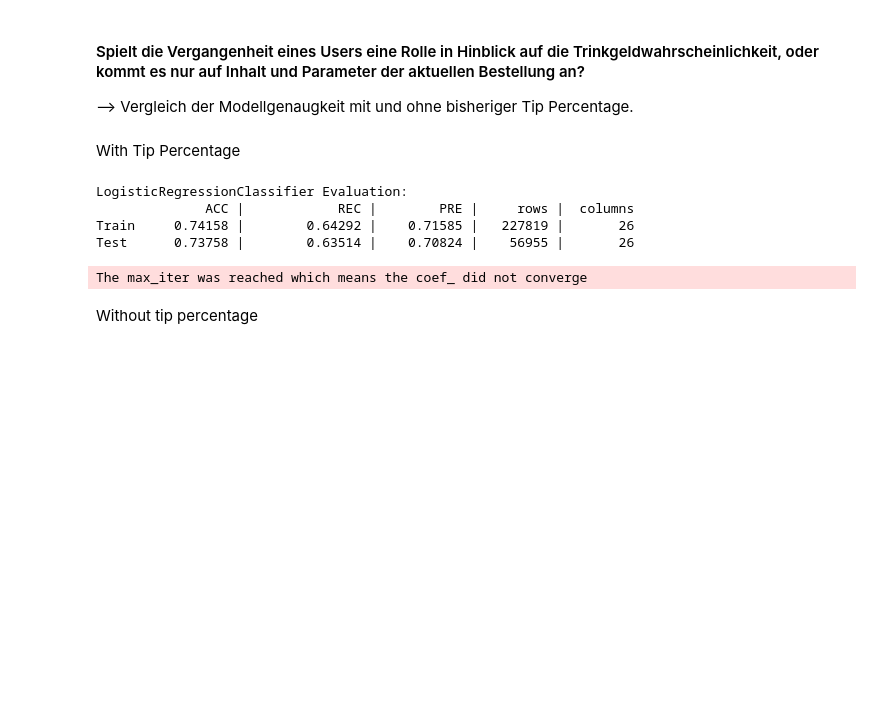
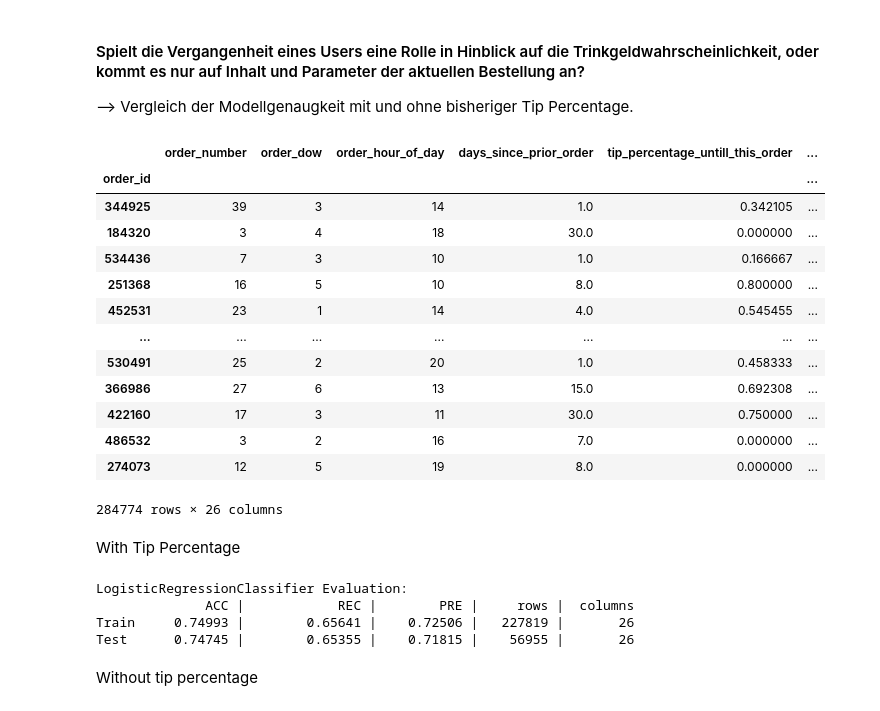
Before and after one commit to ElonRM/DA-BI-2, a Jupyter notebook: main.ipynb, the cells around one changed output. Cells and saved outputs as stored; diff of their text form; code cells hidden in the pictures; blank space fills up the shorter version.

```diff
--- a/main.ipynb
+++ b/main.ipynb
@@ -194,12 +194,29 @@ def print_evaluation(pipeline_or_model, X_train, X_test, y_train, y_test, y_trai
 # %%
 df_for_model_training = df_extended[['order_id','order_number', 'order_dow', 'order_hour_of_day', 'days_since_prior_order', 'tip_percentage_untill_this_order', 'department', 'tip']]
 df_for_model_training = df_for_model_training.dropna()
 # df_for_model_training = df_for_model_training.drop(columns=['tip_percentage_untill_this_order'])
 X = pd.get_dummies(df_for_model_training, columns=['department'])
-X = X.groupby(['order_id']).agg({'order_number': 'first', 'order_dow': 'first', 'order_hour_of_day': 'first', 'days_since_prior_order': 'first', 'tip_percentage_untill_this_order': 'first', 'tip': 'first', 'department_bakery': 'first', 'department_beverages': 'first', 'department_breakfast': 'first', 'department_bulk': 'first', 'department_canned goods': 'first', 'department_dairy eggs': 'first', 'department_deli': 'first', 'department_dry goods pasta': 'first', 'department_frozen': 'first', 'department_household': 'first', 'department_international': 'first', 'department_meat seafood': 'first', 'department_missing': 'first', 'department_other': 'first', 'department_personal care': 'first', 'department_pets': 'first', 'department_produce': 'first', 'department_snacks': 'first', 'department_alcohol': 'max', 'department_babies': 'max', 'department_pantry': 'max'})
+X = X.groupby(['order_id']).max()
+#X = X.groupby(['order_id']).agg({'order_number': 'first', 'order_dow': 'first', 'order_hour_of_day': 'first', 'days_since_prior_order': 'first', 'tip_percentage_untill_this_order': 'first', 'tip': 'first', 'department_bakery': 'first', 'department_beverages': 'first', 'department_breakfast': 'first', 'department_bulk': 'first', 'department_canned goods': 'first', 'department_dairy eggs': 'first', 'department_deli': 'first', 'department_dry goods pasta': 'first', 'department_frozen': 'first', 'department_household': 'first', 'department_international': 'first', 'department_meat seafood': 'first', 'department_missing': 'first', 'department_other': 'first', 'department_personal care': 'first', 'department_pets': 'first', 'department_produce': 'first', 'department_snacks': 'first', 'department_alcohol': 'max', 'department_babies': 'max', 'department_pantry': 'max'})
 X = X.sample(frac=0.5, random_state=1)
 y = X['tip']
 X = X.drop(columns=['tip'])
+X
+# %% [output]
+|  | order_number | order_dow | order_hour_of_day | days_since_prior_order | tip_percentage_untill_this_order | ... |
+| order_id |  |  |  |  |  | ... |
+| 344925 | 39 | 3 | 14 | 1.0 | 0.342105 | ... |
+| 184320 | 3 | 4 | 18 | 30.0 | 0.000000 | ... |
+| 534436 | 7 | 3 | 10 | 1.0 | 0.166667 | ... |
+| 251368 | 16 | 5 | 10 | 8.0 | 0.800000 | ... |
+| 452531 | 23 | 1 | 14 | 4.0 | 0.545455 | ... |
+| ... | ... | ... | ... | ... | ... | ... |
+| 530491 | 25 | 2 | 20 | 1.0 | 0.458333 | ... |
+| 366986 | 27 | 6 | 13 | 15.0 | 0.692308 | ... |
+| 422160 | 17 | 3 | 11 | 30.0 | 0.750000 | ... |
+| 486532 | 3 | 2 | 16 | 7.0 | 0.000000 | ... |
+| 274073 | 12 | 5 | 19 | 8.0 | 0.000000 | ... |
+284774 rows × 26 columns
 # %% [markdown]
 With Tip Percentage
 # %%
@@ -233,9 +250,8 @@ print_evaluation("LogisticRegressionClassifier", X_train, X_test, y_train, y_tes
 # %% [output]
 LogisticRegressionClassifier Evaluation:
               ACC |            REC |        PRE |     rows |  columns
-Train     0.74158 |        0.64292 |    0.71585 |   227819 |       26
-Test      0.73758 |        0.63514 |    0.70824 |    56955 |       26
+Train     0.74993 |        0.65641 |    0.72506 |   227819 |       26
+Test      0.74745 |        0.65355 |    0.71815 |    56955 |       26
-The max_iter was reached which means the coef_ did not converge
 # %% [markdown]
 Without tip percentage
 # %%
```
